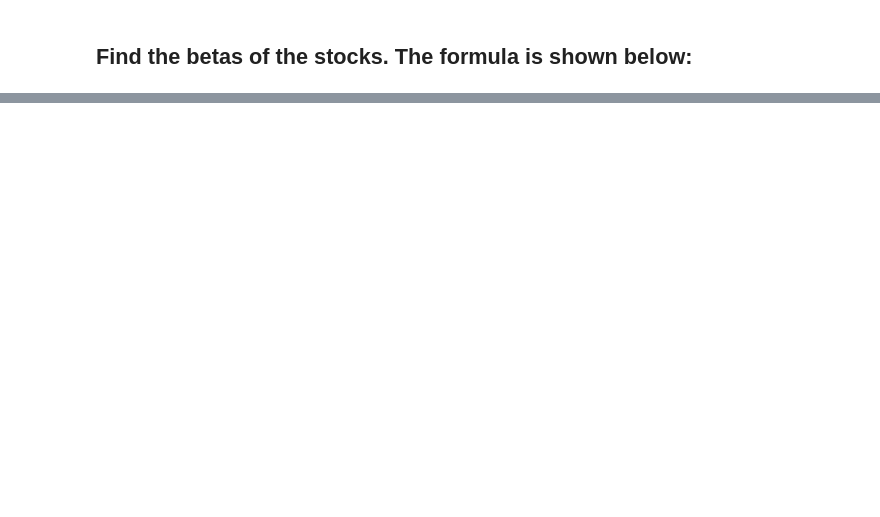
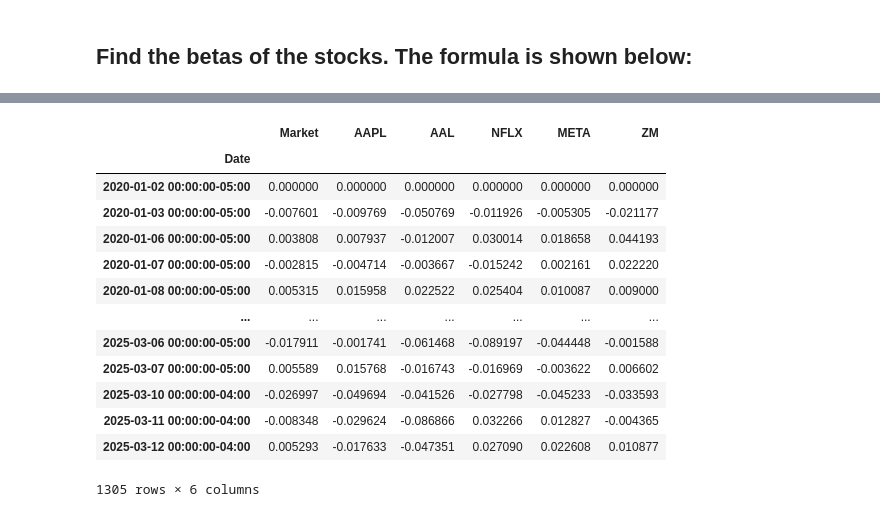
Before and after one commit to JyothsnaGH/PythonforFinance, a Jupyter notebook: FinancialDataAnalysis.ipynb, the cells around one changed output, grey strips where cells are left out. Cells and saved outputs as stored; diff of their text form; code cells hidden in the pictures; blank space fills up the shorter version.

```diff
--- a/FinancialDataAnalysis.ipynb
+++ b/FinancialDataAnalysis.ipynb
@@ -199,0 +217,17 @@ df['Market'].mean()
+# %%
+data
+# %% [output]
+|  | Market | AAPL | AAL | NFLX | META | ZM |
+| Date |  |  |  |  |  |  |
+| 2020-01-02 00:00:00-05:00 | 0.000000 | 0.000000 | 0.000000 | 0.000000 | 0.000000 | 0.000000 |
+| 2020-01-03 00:00:00-05:00 | -0.007601 | -0.009769 | -0.050769 | -0.011926 | -0.005305 | -0.021177 |
+| 2020-01-06 00:00:00-05:00 | 0.003808 | 0.007937 | -0.012007 | 0.030014 | 0.018658 | 0.044193 |
+| 2020-01-07 00:00:00-05:00 | -0.002815 | -0.004714 | -0.003667 | -0.015242 | 0.002161 | 0.022220 |
+| 2020-01-08 00:00:00-05:00 | 0.005315 | 0.015958 | 0.022522 | 0.025404 | 0.010087 | 0.009000 |
+| ... | ... | ... | ... | ... | ... | ... |
+| 2025-03-06 00:00:00-05:00 | -0.017911 | -0.001741 | -0.061468 | -0.089197 | -0.044448 | -0.001588 |
+| 2025-03-07 00:00:00-05:00 | 0.005589 | 0.015768 | -0.016743 | -0.016969 | -0.003622 | 0.006602 |
+| 2025-03-10 00:00:00-04:00 | -0.026997 | -0.049694 | -0.041526 | -0.027798 | -0.045233 | -0.033593 |
+| 2025-03-11 00:00:00-04:00 | -0.008348 | -0.029624 | -0.086866 | 0.032266 | 0.012827 | -0.004365 |
+| 2025-03-12 00:00:00-04:00 | 0.005293 | -0.017633 | -0.047351 | 0.027090 | 0.022608 | 0.010877 |
+1305 rows × 6 columns
```
Also changed, not shown: parts of 14 cells of this notebook.
